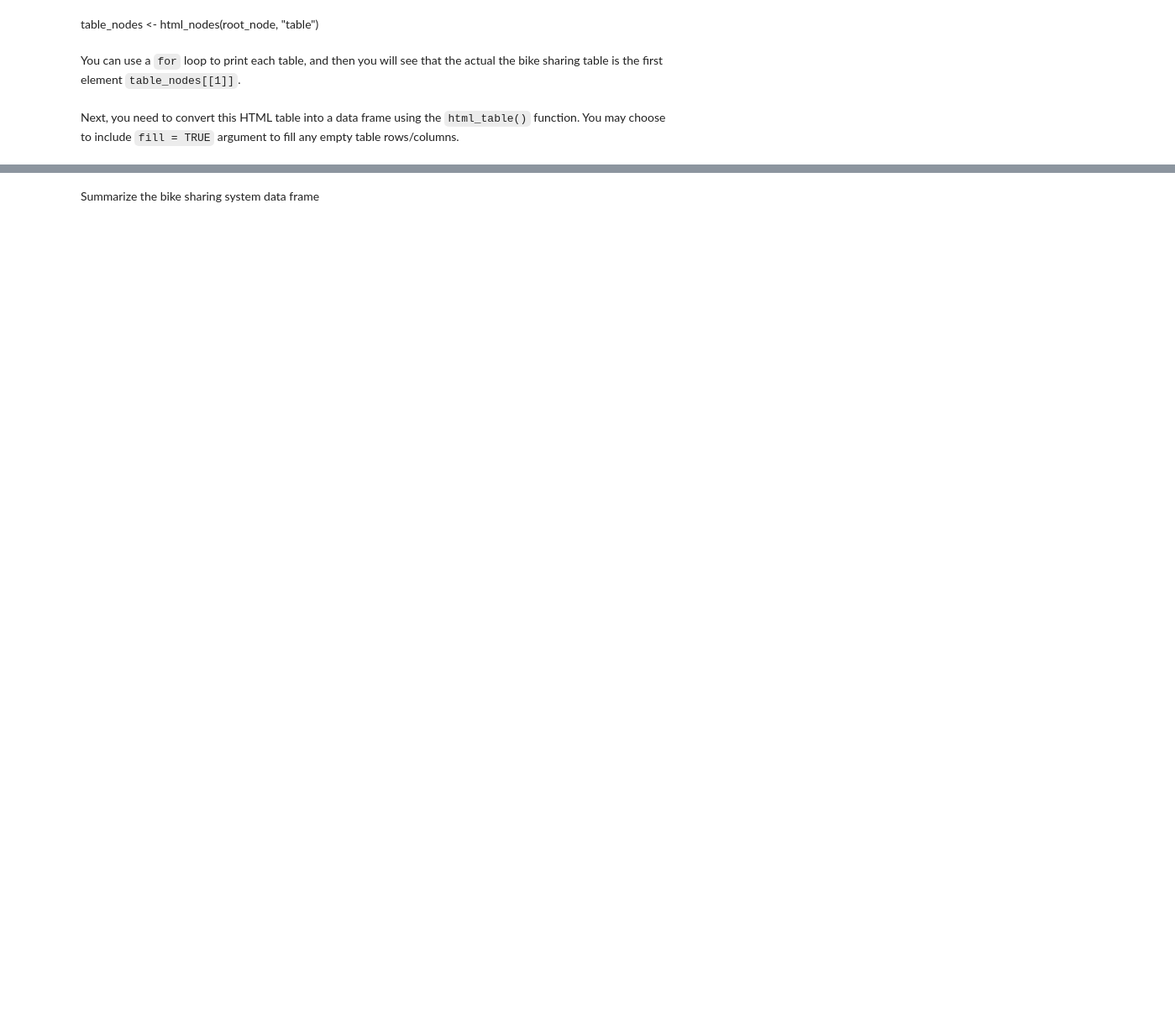
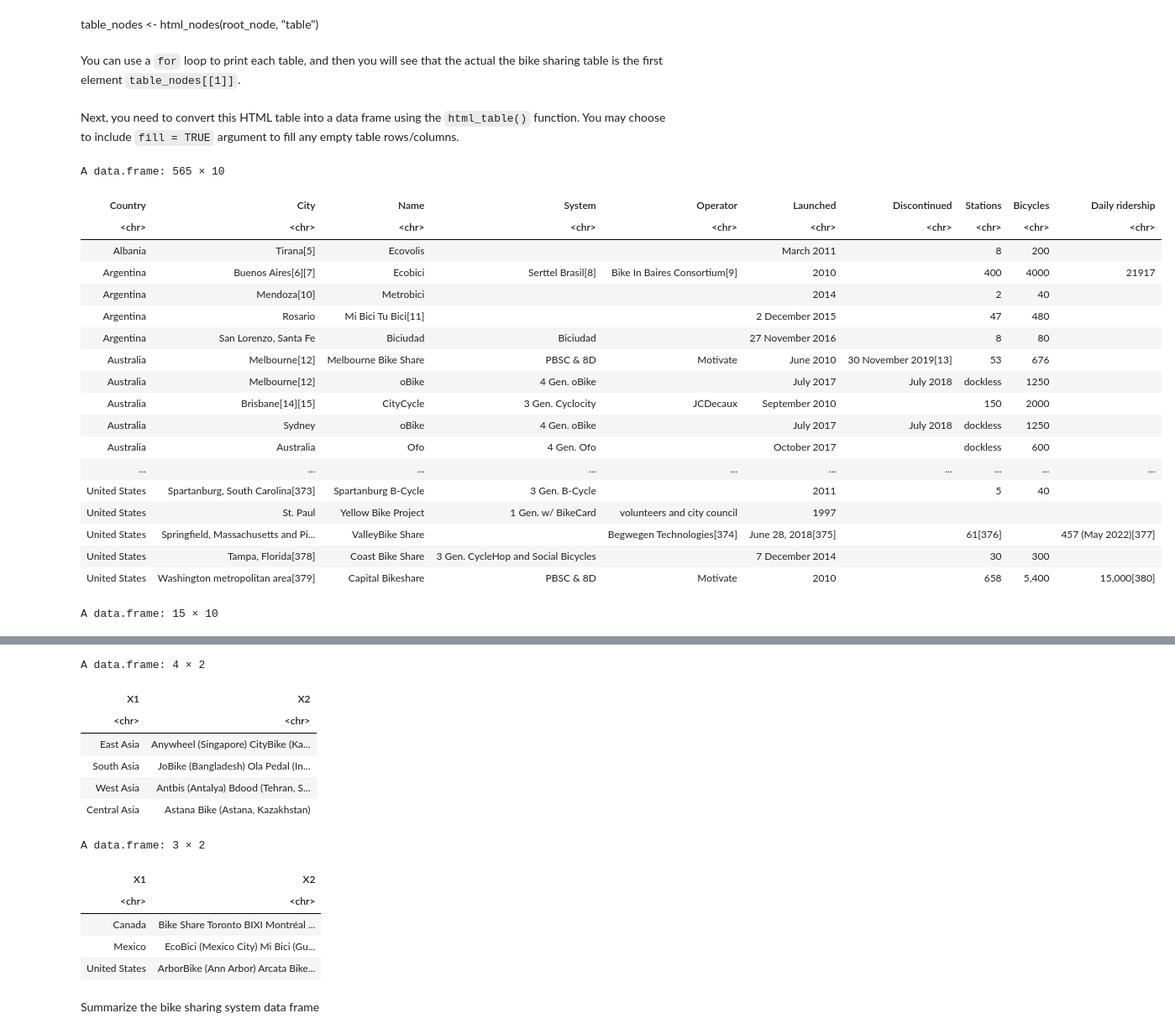
Before and after one commit to LaParla/Week-5, a Jupyter notebook: lab-jupyter-data-collection-webscraping.ipynb, the cells around one changed output, grey strips where cells are left out. Shown: that part at 84% size. Saved outputs shown, nothing was run; the diff lists cells and outputs as text; code cells hidden in the pictures; blank space fills up the shorter version.

```diff
--- a/lab-jupyter-data-collection-webscraping.ipynb
+++ b/lab-jupyter-data-collection-webscraping.ipynb
@@ -35,3 +38,5 @@ _TODO:_ Get the root HTML node
 # %%
 url <- "https://en.wikipedia.org/wiki/List_of_bicycle-sharing_systems"
 # Get the root HTML node by calling the `read_html()` method with URL
+root_node <- read_html(url)
+root_node
@@ -54,3 +64,27 @@ You can use a `for` loop to print each table, and then you will see that the act
 Next, you need to convert this HTML table into a data frame using the `html_table()` function. You may choose to include `fill = TRUE` argument to fill any empty table rows/columns.
 # %%
 # Convert the bike-sharing system table into a dataframe
+table_nodes <- html_nodes(root_node, "table")
+bike_df <- html_table(table_nodes[[1]], fill = TRUE)
+head(bike_df)
+# %% [output]
+A data.frame: 565 × 10
+| Country | City | Name | System | Operator | Launched | Discontinued | Stations | Bicycles | Daily ridership |
+| <chr> | <chr> | <chr> | <chr> | <chr> | <chr> | <chr> | <chr> | <chr> | <chr> |
+| Albania | Tirana[5] | Ecovolis |  |  | March 2011 |  | 8 | 200 |  |
+| Argentina | Buenos Aires[6][7] | Ecobici | Serttel Brasil[8] | Bike In Baires Consortium[9] | 2010 |  | 400 | 4000 | 21917 |
+| Argentina | Mendoza[10] | Metrobici |  |  | 2014 |  | 2 | 40 |  |
+| Argentina | Rosario | Mi Bici Tu Bici[11] |  |  | 2 December 2015 |  | 47 | 480 |  |
+| Argentina | San Lorenzo, Santa Fe | Biciudad | Biciudad |  | 27 November 2016 |  | 8 | 80 |  |
+| Australia | Melbourne[12] | Melbourne Bike Share | PBSC & 8D | Motivate | June 2010 | 30 November 2019[13] | 53 | 676 |  |
+| Australia | Melbourne[12] | oBike | 4 Gen. oBike |  | July 2017 | July 2018 | dockless | 1250 |  |
+| Australia | Brisbane[14][15] | CityCycle | 3 Gen. Cyclocity | JCDecaux | September 2010 |  | 150 | 2000 |  |
+| Australia | Sydney | oBike | 4 Gen. oBike |  | July 2017 | July 2018 | dockless | 1250 |  |
+| Australia | Australia | Ofo | 4 Gen. Ofo |  | October 2017 |  | dockless | 600 |  |
+| ... | ... | ... | ... | ... | ... | ... | ... | ... | ... |
+| United States | Spartanburg, South Carolina[373] | Spartanburg B-Cycle | 3 Gen. B-Cycle |  | 2011 |  | 5 | 40 |  |
+| United States | St. Paul | Yellow Bike Project | 1 Gen. w/ BikeCard | volunteers and city council | 1997 |  |  |  |  |
+| United States | Springfield, Massachusetts and Pi... | ValleyBike Share |  | Begwegen Technologies[374] | June 28, 2018[375] |  | 61[376] |  | 457 (May 2022)[377] |
+| United States | Tampa, Florida[378] | Coast Bike Share | 3 Gen. CycleHop and Social Bicycles |  | 7 December 2014 |  | 30 | 300 |  |
+| United States | Washington metropolitan area[379] | Capital Bikeshare | PBSC & 8D | Motivate | 2010 |  | 658 | 5,400 | 15,000[380] |
+A data.frame: 15 × 10
@@ -57,3 +108,16 @@ Next, you need to convert this HTML table into a data frame using the `html_tabl
+A data.frame: 4 × 2
+| X1 | X2 |
+| <chr> | <chr> |
+| East Asia | Anywheel (Singapore) CityBike (Ka... |
+| South Asia | JoBike (Bangladesh) Ola Pedal (In... |
+| West Asia | Antbis (Antalya) Bdood (Tehran, S... |
+| Central Asia | Astana Bike (Astana, Kazakhstan) |
+A data.frame: 3 × 2
+| X1 | X2 |
+| <chr> | <chr> |
+| Canada | Bike Share Toronto BIXI Montréal ... |
+| Mexico | EcoBici (Mexico City) Mi Bici (Gu... |
+| United States | ArborBike (Ann Arbor) Arcata Bike... |
 # %% [markdown]
 Summarize the bike sharing system data frame
 # %%
```
Also changed, not shown: parts of 5 cells of this notebook.
